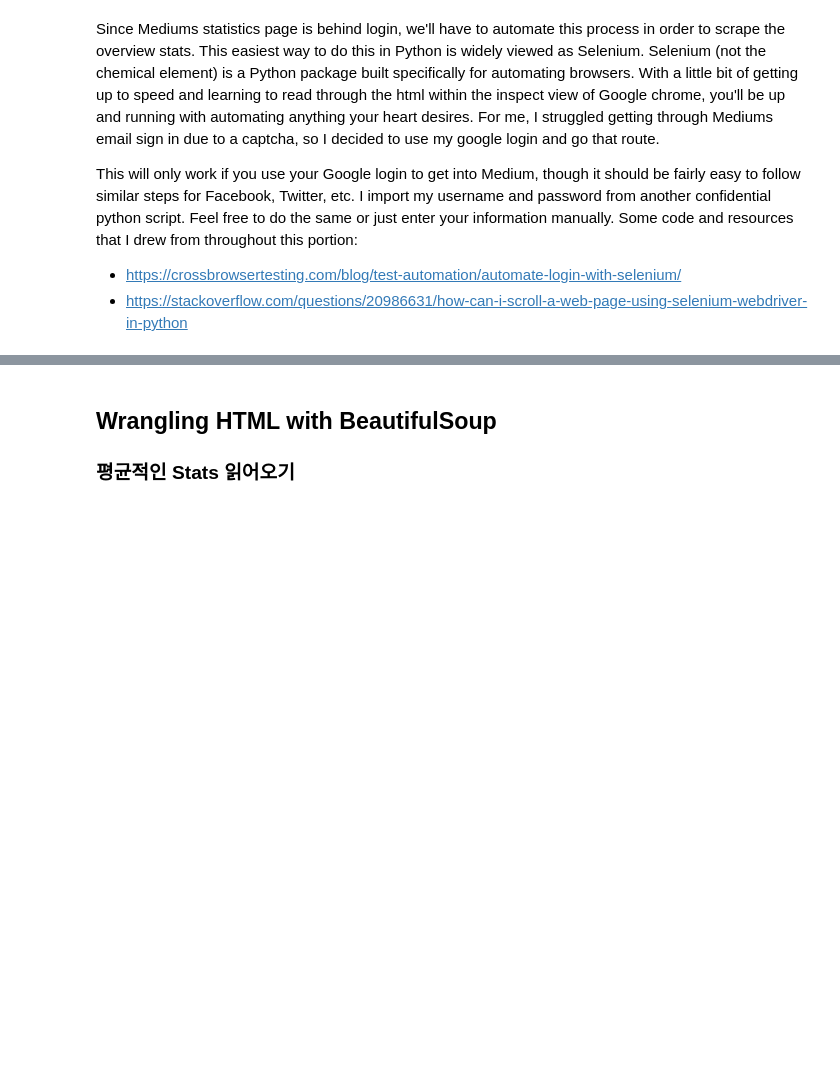
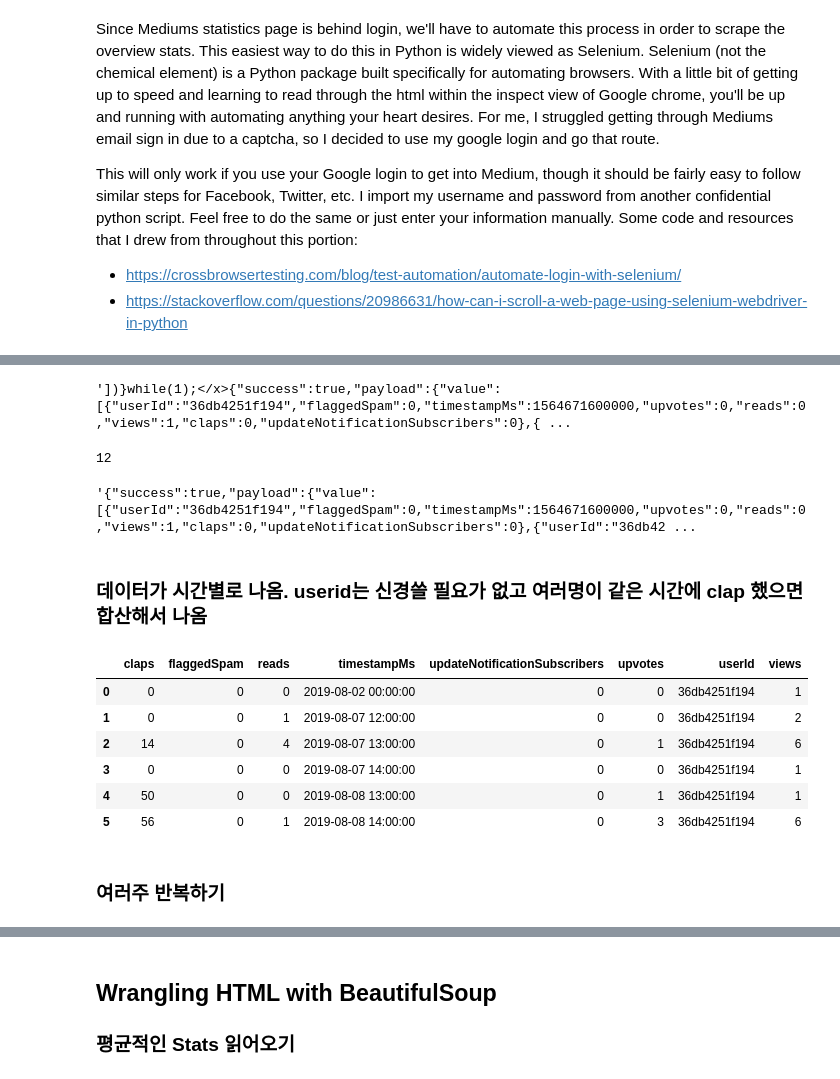
Before and after one commit to dizwe/gx_data, a Jupyter notebook: medium/Medium Stats Data Collection.ipynb, the cells around one changed output, grey strips where cells are left out. Saved outputs shown, nothing was run; the diff lists cells and outputs as text; code cells hidden in the pictures; blank space fills up the shorter version.

Commit message:
MEDIUM 데이터 얻어오기 완료

```diff
--- a/medium/Medium Stats Data Collection.ipynb
+++ b/medium/Medium Stats Data Collection.ipynb
@@ -95,0 +209,41 @@ scroll(driver)
+# %%
+# session 유지하면서 데이터 받아오기
+s = requests.Session()
+# %%
+r = s.get(f'https://medium.com/@dizwe2716/stats/total/{start}/{end}',cookies=cookies_dict)
+r.text
+# %% [output]
+'])}while(1);</x>{"success":true,"payload":{"value":[{"userId":"36db4251f194","flaggedSpam":0,"timestampMs":1564671600000,"upvotes":0,"reads":0,"views":1,"claps":0,"updateNotificationSubscribers":0},{ ...
+# %%
+r.text.index("</x>")
+# %% [output]
+12
+# %%
+r.text[12+4:]
+# %% [output]
+'{"success":true,"payload":{"value":[{"userId":"36db4251f194","flaggedSpam":0,"timestampMs":1564671600000,"upvotes":0,"reads":0,"views":1,"claps":0,"updateNotificationSubscribers":0},{"userId":"36db42 ...
+# %% [markdown]
+### 데이터가 시간별로 나옴. userid는 신경쓸 필요가 없고 여러명이 같은 시간에 clap 했으면 합산해서 나옴
+# %%
+import json
+# upvote 가 fan 수
+def test(x):
+    timestamp = int(str(x['timestampMs'])[:-3])
+    x['timestampMs'] = datetime.fromtimestamp(timestamp)
+    return x
+data = list(map(test,json.loads(r.text[12+4:])['payload']['value']))
+# %%
+
+df = pd.DataFrame.from_dict(data, orient='columns')
+# %%
+df
+# %% [output]
+|  | claps | flaggedSpam | reads | timestampMs | updateNotificationSubscribers | upvotes | userId | views |
+| 0 | 0 | 0 | 0 | 2019-08-02 00:00:00 | 0 | 0 | 36db4251f194 | 1 |
+| 1 | 0 | 0 | 1 | 2019-08-07 12:00:00 | 0 | 0 | 36db4251f194 | 2 |
+| 2 | 14 | 0 | 4 | 2019-08-07 13:00:00 | 0 | 1 | 36db4251f194 | 6 |
+| 3 | 0 | 0 | 0 | 2019-08-07 14:00:00 | 0 | 0 | 36db4251f194 | 1 |
+| 4 | 50 | 0 | 0 | 2019-08-08 13:00:00 | 0 | 1 | 36db4251f194 | 1 |
+| 5 | 56 | 0 | 1 | 2019-08-08 14:00:00 | 0 | 3 | 36db4251f194 | 6 |
+# %% [markdown]
+### 여러주 반복하기
```
Also changed, not shown: parts of 35 cells of this notebook.
